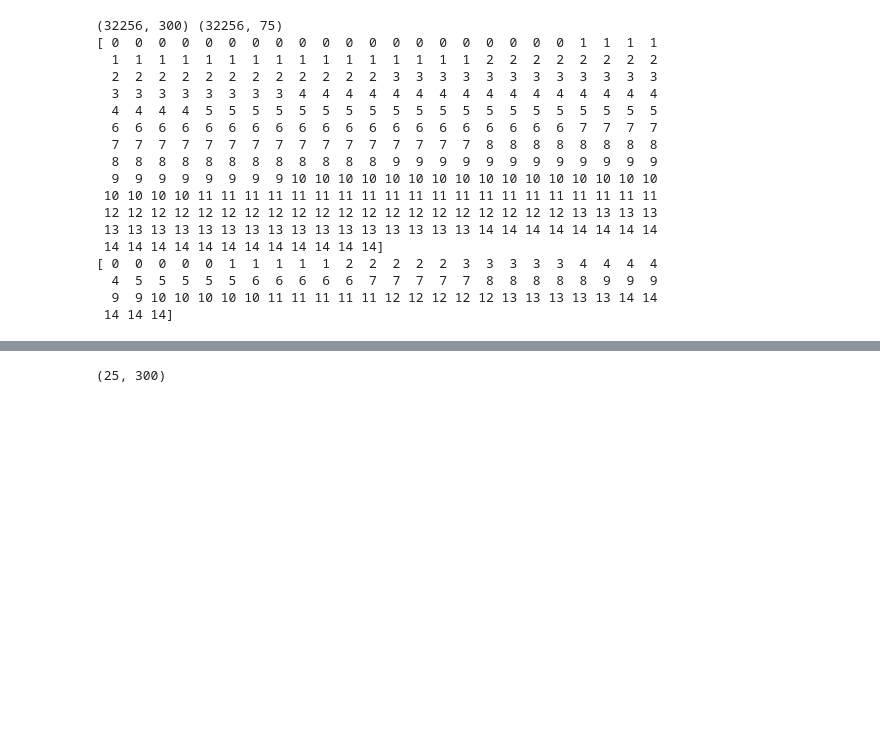
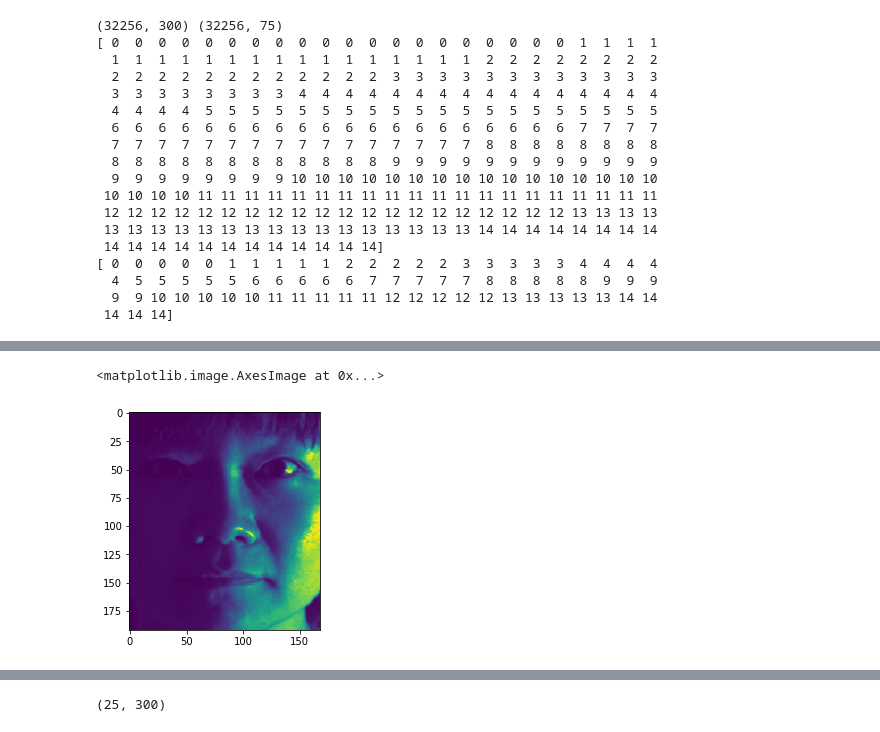
Before and after one commit to sukritarora/robust_face_recognition, a Jupyter notebook: robust_face_recognition.ipynb, the cells around one changed output, grey strips where cells are left out. Cells and saved outputs as stored; diff of their text form; code cells hidden in the pictures; blank space fills up the shorter version.

```diff
--- a/robust_face_recognition.ipynb
+++ b/robust_face_recognition.ipynb
@@ -132,0 +177,5 @@ A_wave, wave_shape = down_samp_wave(A)
+# %%
+plt.imshow(A[...,0].reshape(im_size))
+# %% [output]
+<matplotlib.image.AxesImage at 0x...>
+[figure, added]
```
Also changed, not shown: parts of 17 cells of this notebook.
